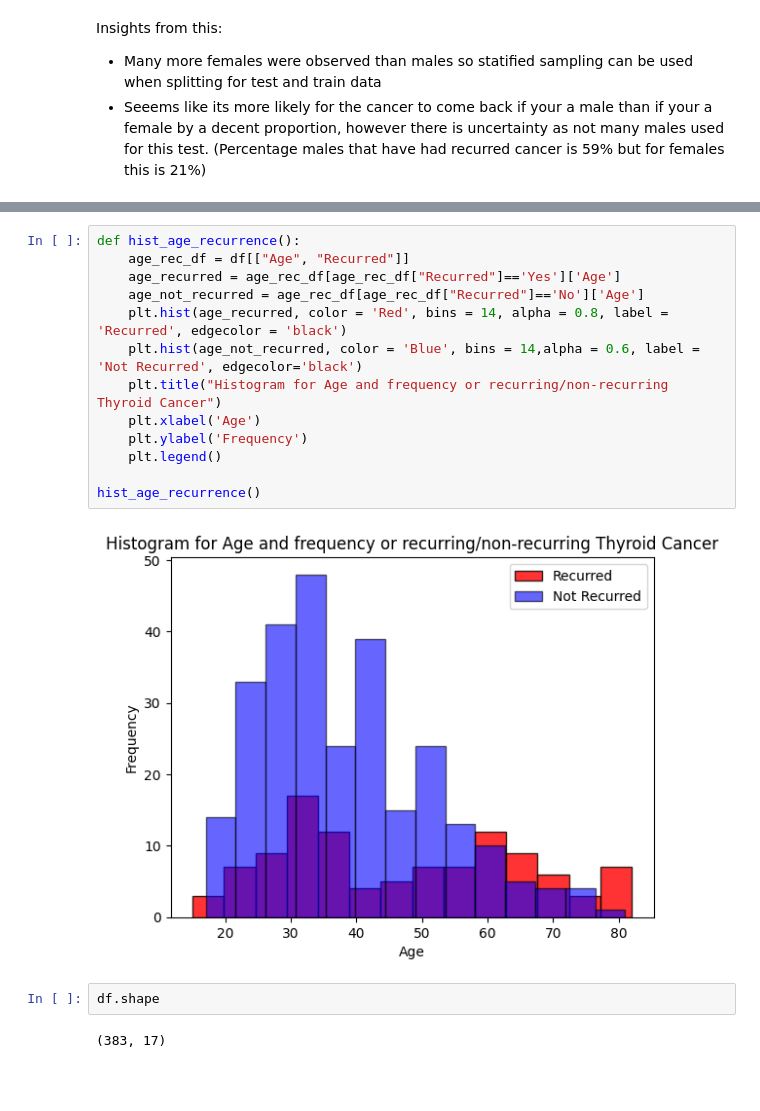
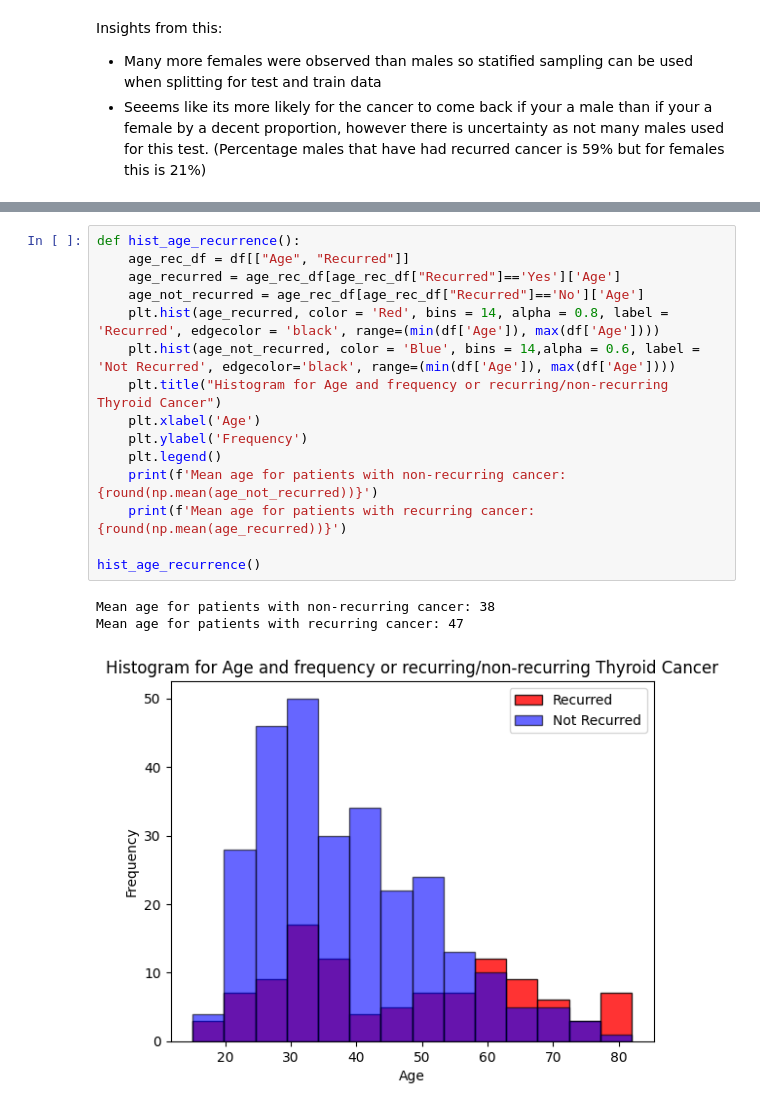
Before and after one commit to AntuFTW/Thyroid-Cancer-Reccurence-Prediction, a Jupyter notebook: data_vis.ipynb, the cells around one changed output, grey strips where cells are left out. Drawn from its saved outputs; the diff is of its cells as text; blank space fills up the shorter version.

```diff
--- a/data_vis.ipynb
+++ b/data_vis.ipynb
@@ -149,19 +196,19 @@ Insights from this:
 # %%
 def hist_age_recurrence():
     age_rec_df = df[["Age", "Recurred"]]
     age_recurred = age_rec_df[age_rec_df["Recurred"]=='Yes']['Age']
     age_not_recurred = age_rec_df[age_rec_df["Recurred"]=='No']['Age']
-    plt.hist(age_recurred, color = 'Red', bins = 14, alpha = 0.8, label = 'Recurred', edgecolor = 'black')
-    plt.hist(age_not_recurred, color = 'Blue', bins = 14,alpha = 0.6, label = 'Not Recurred', edgecolor='black')
+    plt.hist(age_recurred, color = 'Red', bins = 14, alpha = 0.8, label = 'Recurred', edgecolor = 'black', range=(min(df['Age']), max(df['Age'])))
+    plt.hist(age_not_recurred, color = 'Blue', bins = 14,alpha = 0.6, label = 'Not Recurred', edgecolor='black', range=(min(df['Age']), max(df['Age'])))
     plt.title("Histogram for Age and frequency or recurring/non-recurring Thyroid Cancer")
     plt.xlabel('Age')
     plt.ylabel('Frequency')
     plt.legend()
+    print(f'Mean age for patients with non-recurring cancer: {round(np.mean(age_not_recurred))}')
+    print(f'Mean age for patients with recurring cancer: {round(np.mean(age_recurred))}')
 
 hist_age_recurrence()
 # %% [output]
+Mean age for patients with non-recurring cancer: 38
+Mean age for patients with recurring cancer: 47
-[figure, old version]
+[figure, new version]
-# %%
-df.shape
-# %% [output]
-(383, 17)
```
Also changed, not shown: parts of 6 cells of this notebook.
